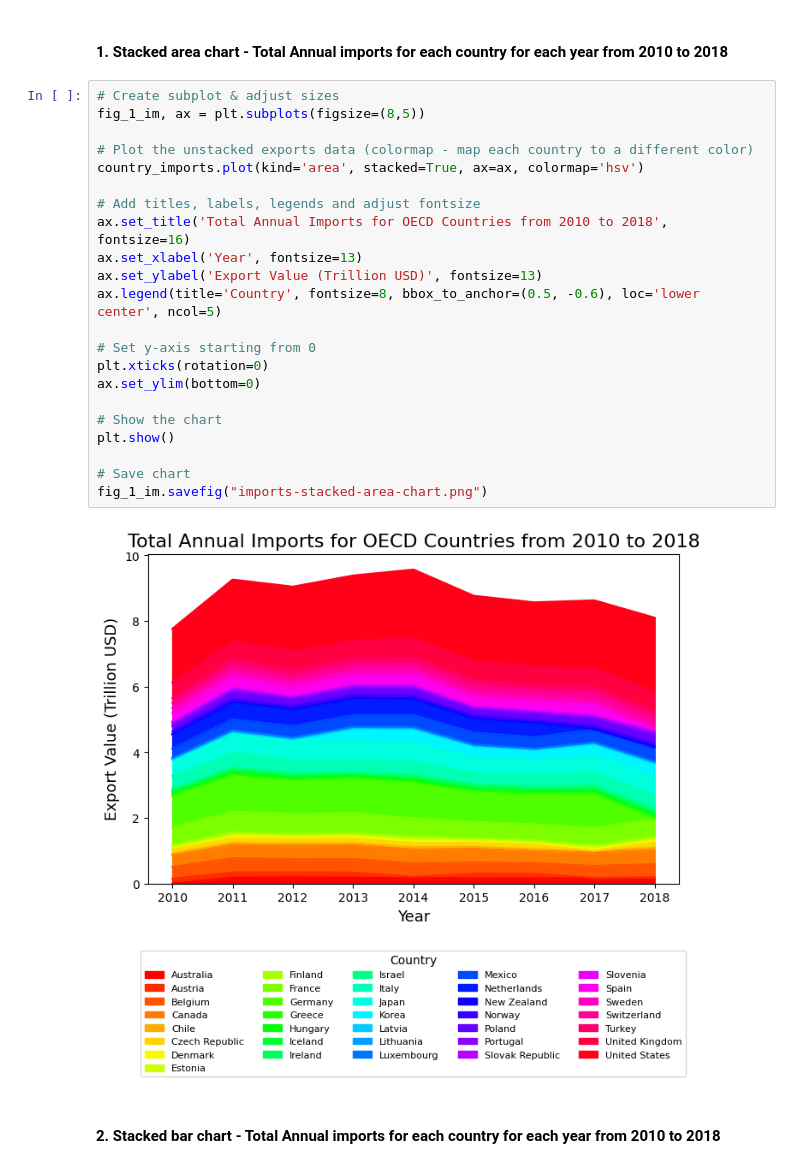
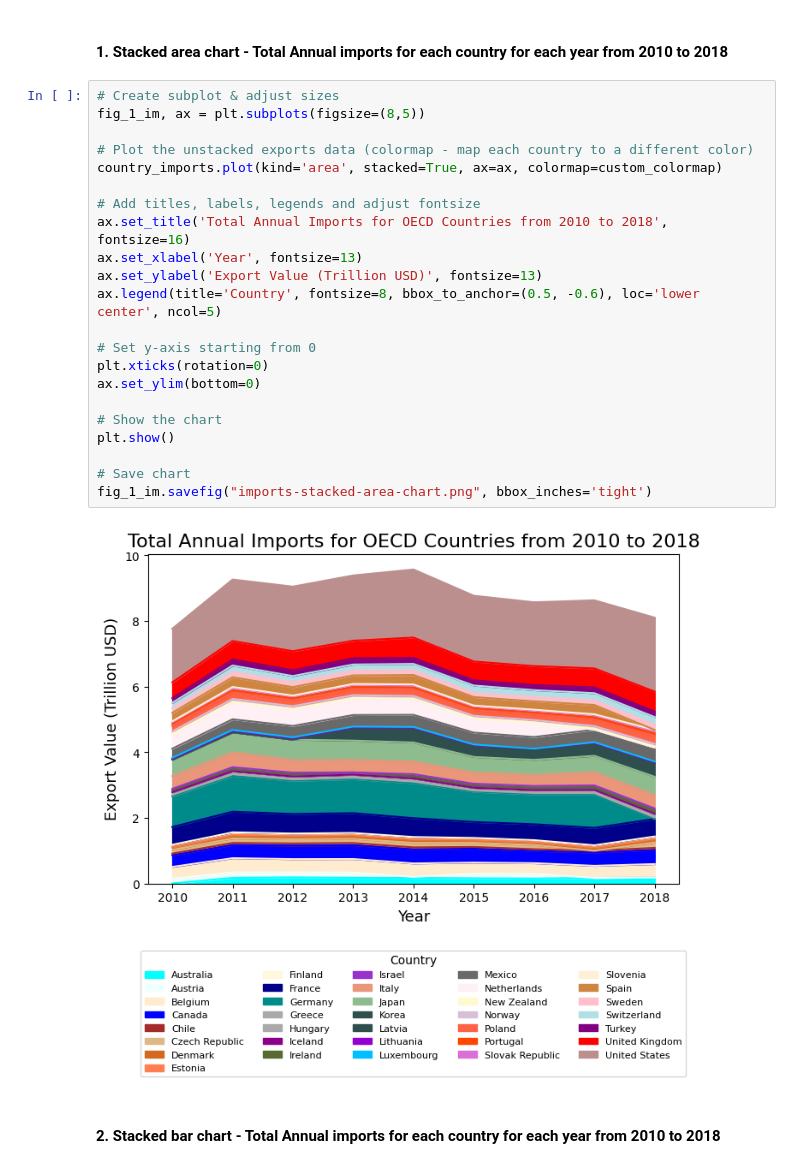
Before and after one commit to binh-mai/RSM371_task3, a Jupyter notebook: RSM371 - A3 - Task 3.ipynb, the cells around one changed output. Saved outputs shown, nothing was run; the diff lists cells and outputs as text.

```diff
--- a/RSM371 - A3 - Task 3.ipynb
+++ b/RSM371 - A3 - Task 3.ipynb
@@ -375,27 +394,27 @@ country_imports
 # %%
 # Create subplot & adjust sizes
 fig_1_im, ax = plt.subplots(figsize=(8,5))
 
 # Plot the unstacked exports data (colormap - map each country to a different color)
-country_imports.plot(kind='area', stacked=True, ax=ax, colormap='hsv')
+country_imports.plot(kind='area', stacked=True, ax=ax, colormap=custom_colormap)
 
 # Add titles, labels, legends and adjust fontsize
 ax.set_title('Total Annual Imports for OECD Countries from 2010 to 2018', fontsize=16)
 ax.set_xlabel('Year', fontsize=13)
 ax.set_ylabel('Export Value (Trillion USD)', fontsize=13)
 ax.legend(title='Country', fontsize=8, bbox_to_anchor=(0.5, -0.6), loc='lower center', ncol=5)
 
 # Set y-axis starting from 0
 plt.xticks(rotation=0)
 ax.set_ylim(bottom=0)
 
 # Show the chart
 plt.show()
 
 # Save chart
-fig_1_im.savefig("imports-stacked-area-chart.png")
+fig_1_im.savefig("imports-stacked-area-chart.png", bbox_inches='tight')
 # %% [output]
-[figure, old version]
+[figure, new version]
 # %% [markdown]
 #### 2. Stacked bar chart - Total Annual imports for each country for each year from 2010 to 2018
 # %%
```
Also changed, not shown: parts of 9 cells of this notebook, 6 other files.
